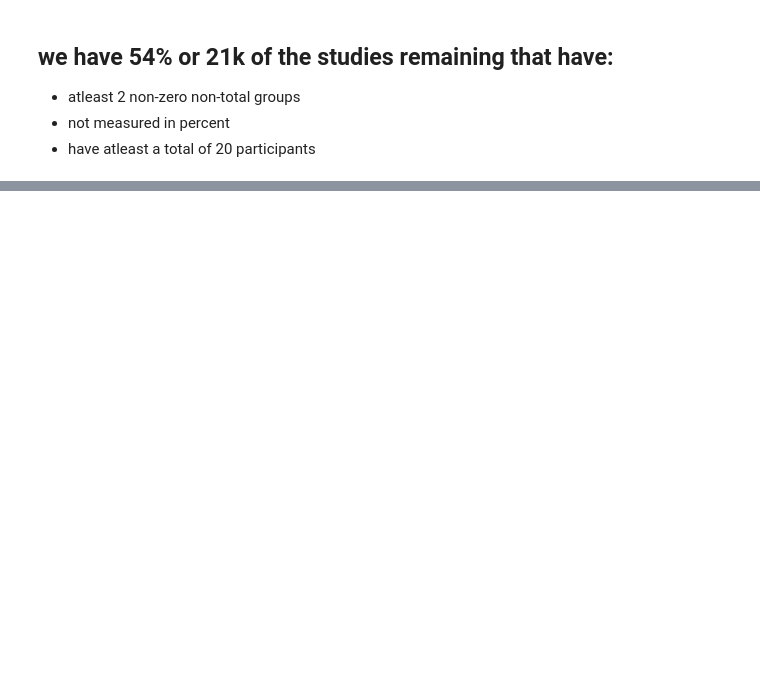
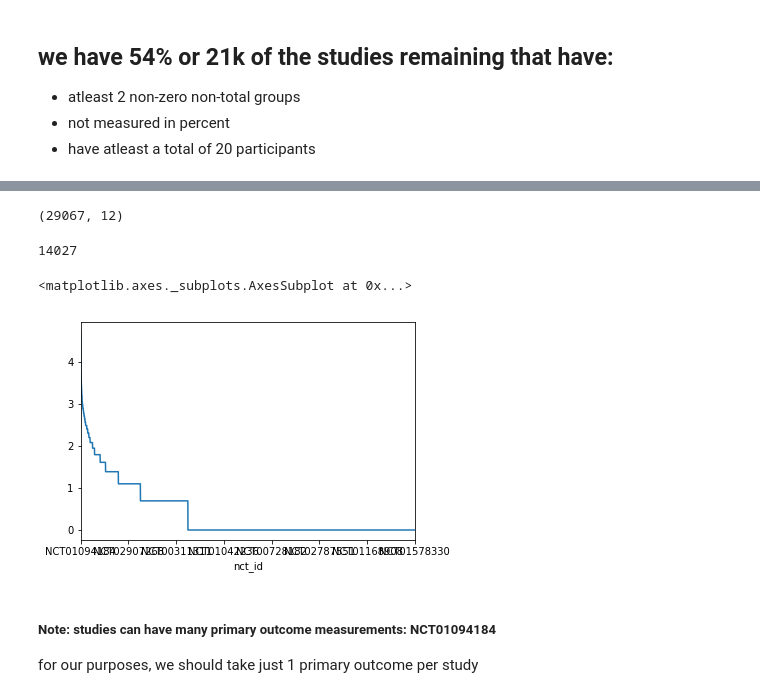
Before and after one commit to sylvaingchassang/trial-explorer, a Jupyter notebook: notebooks/balance/rf_balance_eda.ipynb, the cells around one changed output, grey strips where cells are left out. Cells and saved outputs as stored; diff of their text form; code cells hidden in the pictures; blank space fills up the shorter version.

Commit message:
outcome explorations

```diff
--- a/notebooks/balance/rf_balance_eda.ipynb
+++ b/notebooks/balance/rf_balance_eda.ipynb
@@ -26,6 +26,8 @@ ss.load_studies()
 ss.add_dimensions(['baseline_measurements'])
 ss.add_dimensions(['result_groups'])
 ss.add_dimensions(['eligibilities'])
+ss.add_dimensions(['outcomes'])
+ss.add_dimensions(['outcome_measurements'])
 ss.refresh_dim_data()
 # %% [output]
 Successfuly added these 1 dimensions: ['baseline_measurements']
@@ -56,6 +68,8 @@ num_all
 bm = ss.dimensions['baseline_measurements'].data
 rg = ss.dimensions['result_groups'].data
 el = ss.dimensions['eligibilities'].data
+out = ss.dimensions['outcomes'].data
+om = ss.dimensions['outcome_measurements'].data
 # %% [markdown]
 ## Where are all the places we can find gender information in bm?
 # %%
@@ -976,0 +732,20 @@ array(['participants', 'Participants', 'participants in follow up study',
+# %%
+primary_out_means = out[(out['outcome_type'] == 'Primary') & (out['param_type'] == 'Mean')]
+primary_out_means.shape
+# %% [output]
+(29067, 12)
+# %%
+len(primary_out_means.index.unique())
+# %% [output]
+14027
+# %%
+num_primary_oc = primary_out_means.groupby(primary_out_means.index).size().sort_values(ascending=False)
+# %%
+np.log(num_primary_oc).plot()
+# %% [output]
+<matplotlib.axes._subplots.AxesSubplot at 0x...>
+[figure, added]
+# %% [markdown]
+##### Note: studies can have many primary outcome measurements: NCT01094184
+
+for our purposes, we should take just 1 primary outcome per study
```
Also changed, not shown: parts of 79 cells of this notebook.
